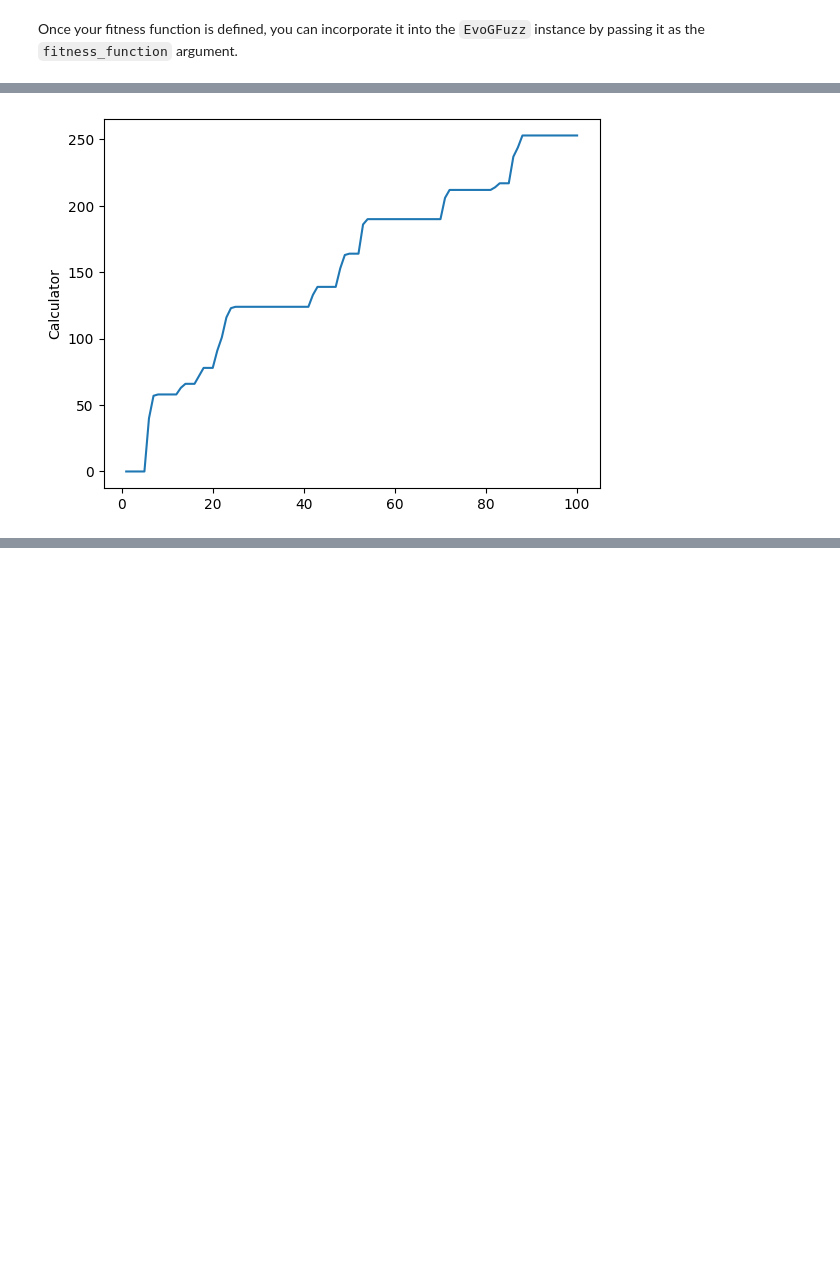
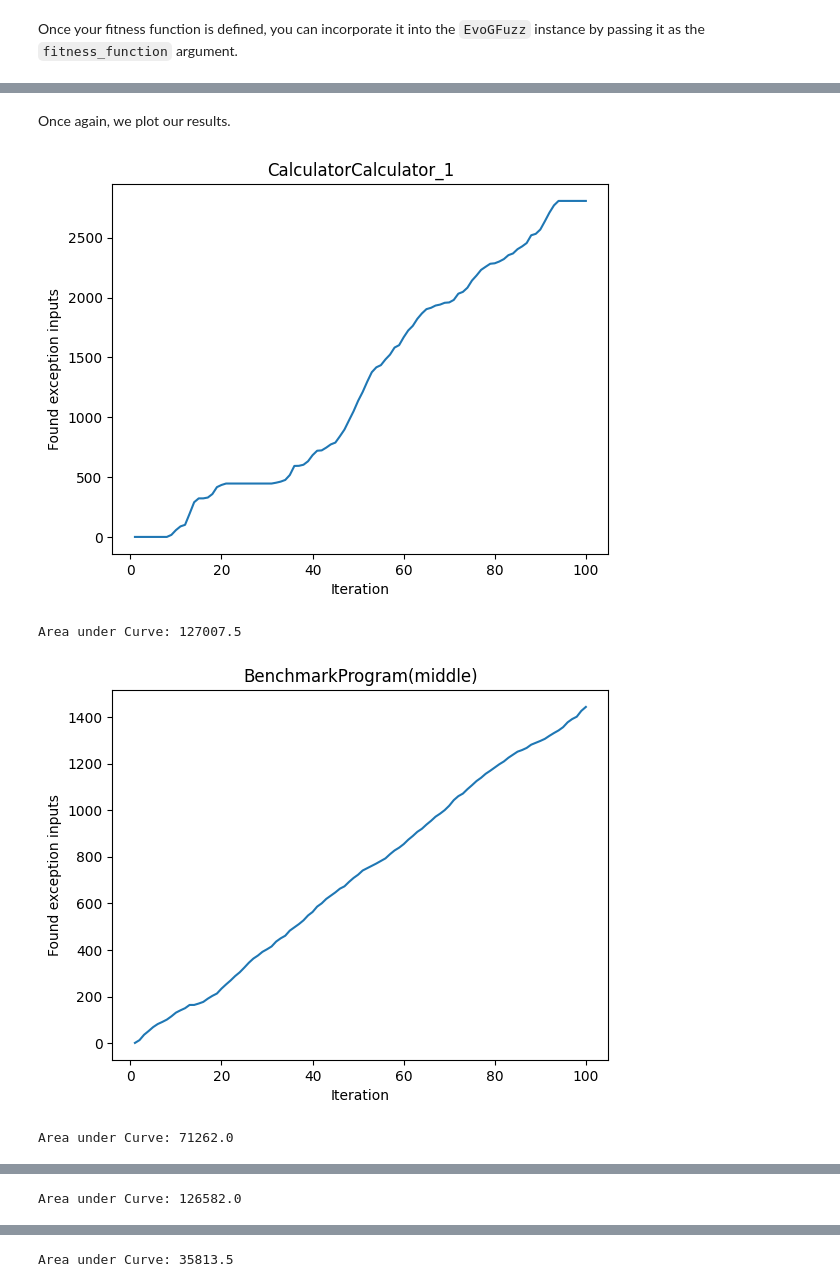
Before and after one commit to JaasperK/evogfuzzplusplus-selection-strategies, a Jupyter notebook: notebooks/evogfuzz_benchmark.ipynb, the cells around one changed output, grey strips where cells are left out. Saved outputs shown, nothing was run; the diff lists cells and outputs as text; code cells hidden in the pictures; blank space fills up the shorter version.

```diff
--- a/notebooks/evogfuzz_benchmark.ipynb
+++ b/notebooks/evogfuzz_benchmark.ipynb
@@ -140,4 +90,0 @@ Lastly, we can examine the inputs that resulted in exceptions. This output can p
-# %%
-# print only the first 20 bug-triggering inputs
-for inp in list(found_exception_inputs)[:20]:
-    print(str(inp))
@@ -182,4 +96,0 @@ Now, let's print out these sorted inputs along with their respective fitness sco
-# %%
-# investigate only the first 20 bug-triggering inputs
-for inp in all_generated_inputs_sorted[:20]:
-    print(f"{str(inp).ljust(40)} fitness: {inp.fitness}")
@@ -402,10 +330,27 @@ print(test)
+# %% [markdown]
+Once again, we plot our results.
 # %%
-import matplotlib.pyplot as plt
+for s in subjects:
+    epp = EvoGFuzz(
+    grammar=s.get_grammar(),
+    oracle=s.get_oracle(),
+    inputs=s.get_passing_inputs(),
+    iterations=100
+    )
+    found_exception_inputs = epp.fuzz()
+    test = epp.get_benchmark()
 
-x = [a[0] for a in test]
-y = [a[1] for a in test]
-plt.plot(x, y)
-plt.ylabel("Calculator")
-plt.show()
+    x = [a[0] for a in test]
+    y = [a[1] for a in test]
+    plt.plot(x, y)
+    plt.title(s)
+    plt.xlabel('Iteration')
+    plt.ylabel('Found exception inputs')
+    plt.show()
+    area = trapz(y, dx=1)
+    print(f"Area under Curve: {area}")
 # %% [output]
-[figure, old version]
+[figure, new version]
+Area under Curve: 127007.5
+[figure, added]
+Area under Curve: 71262.0
@@ -411,0 +358 @@ plt.show()
+Area under Curve: 126582.0
@@ -411,0 +360 @@ plt.show()
+Area under Curve: 35813.5
```
Also changed, not shown: parts of 61 cells of this notebook, 1 other file.
